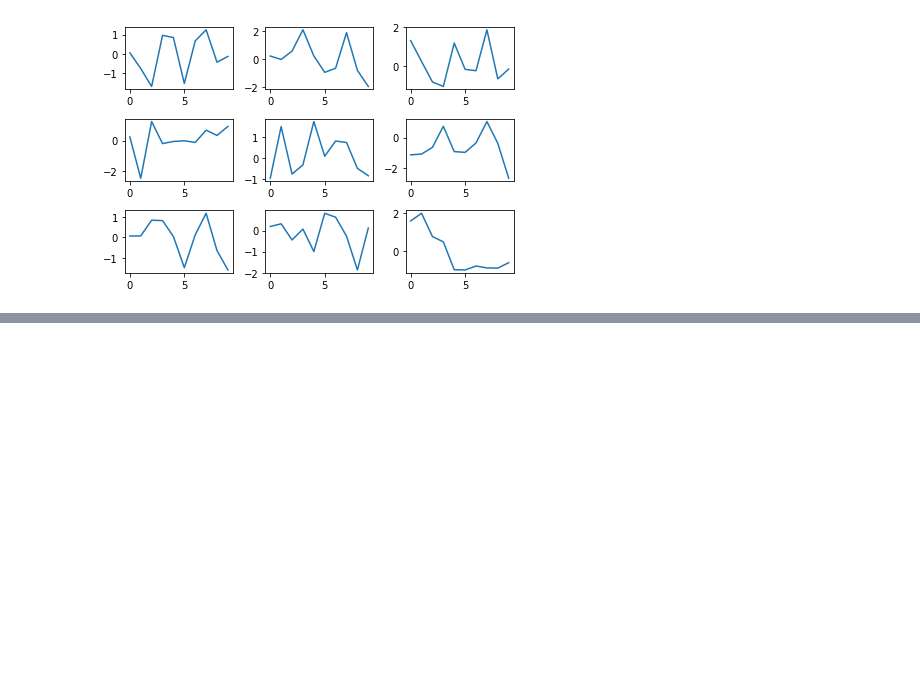
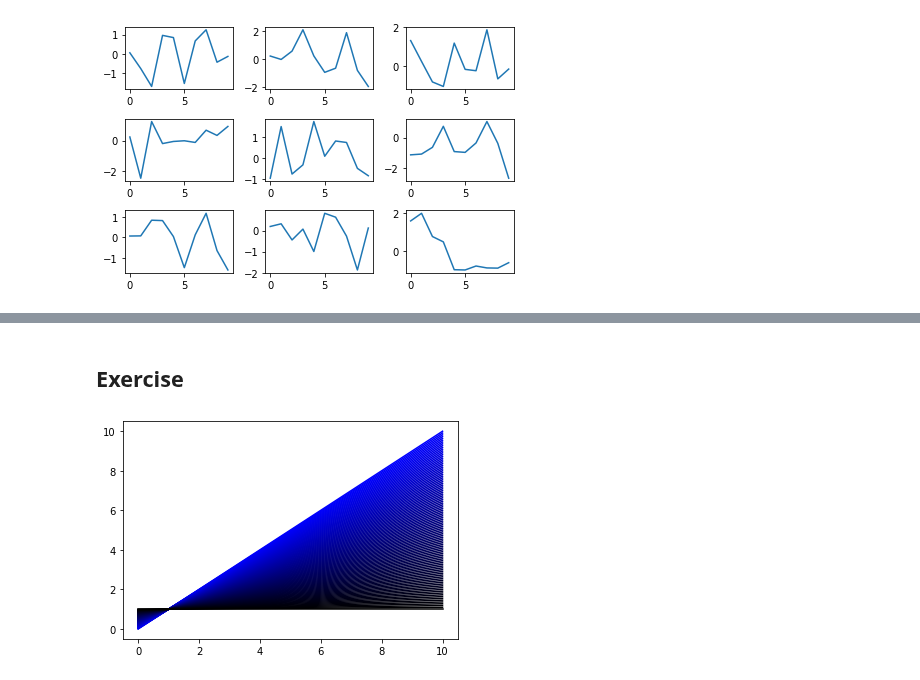
Before and after one commit to kavinda-ravishan/A_deep_understanding_of_deep_learning, a Jupyter notebook: 04 Python intro_ Text and plots/app.ipynb, the cells around one changed output, grey strips where cells are left out. Drawn from its saved outputs; the diff is of its cells as text; code cells hidden in the pictures; blank space fills up the shorter version.

```diff
--- a/04 Python intro_ Text and plots/app.ipynb
+++ b/04 Python intro_ Text and plots/app.ipynb
@@ -266,0 +325,15 @@ plt.tight_layout()
+# %% [markdown]
+## Exercise
+# %%
+n = 100
+
+y1 = np.linspace(0, 1, n)
+y2 = np.linspace(10, 1, n)
+col = np.linspace(1, 0, n)
+
+for i in range(n):
+    plt.plot([0, 10], [y1[i], y2[i]], color=[0, 0, col[i]])
+
+plt.show()
+# %% [output]
+[figure, added]
```
Also changed, not shown: parts of 6 cells of this notebook.
